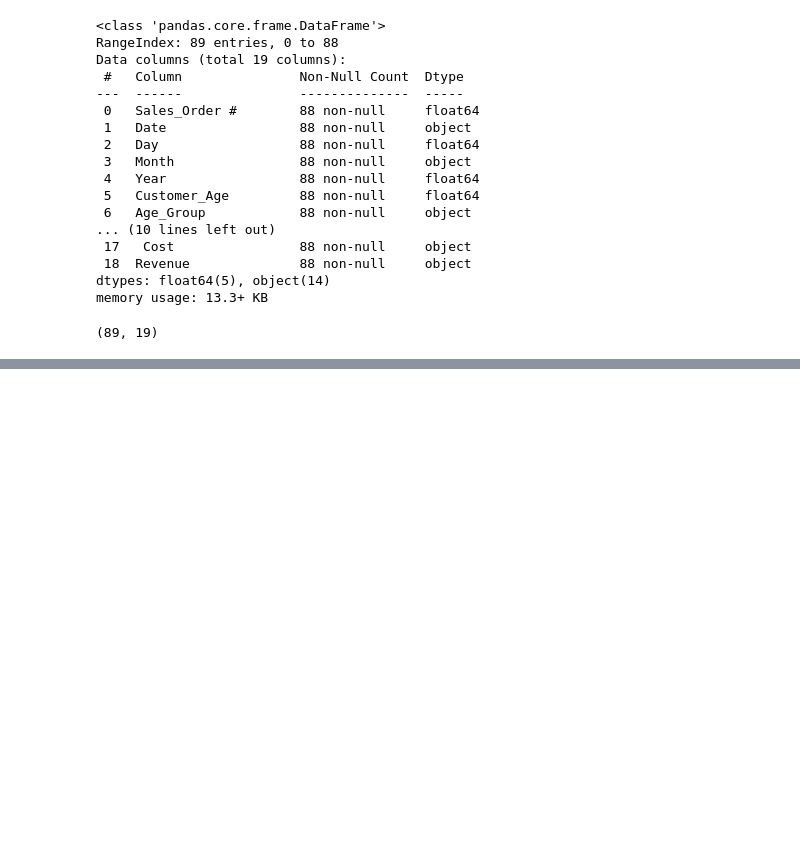
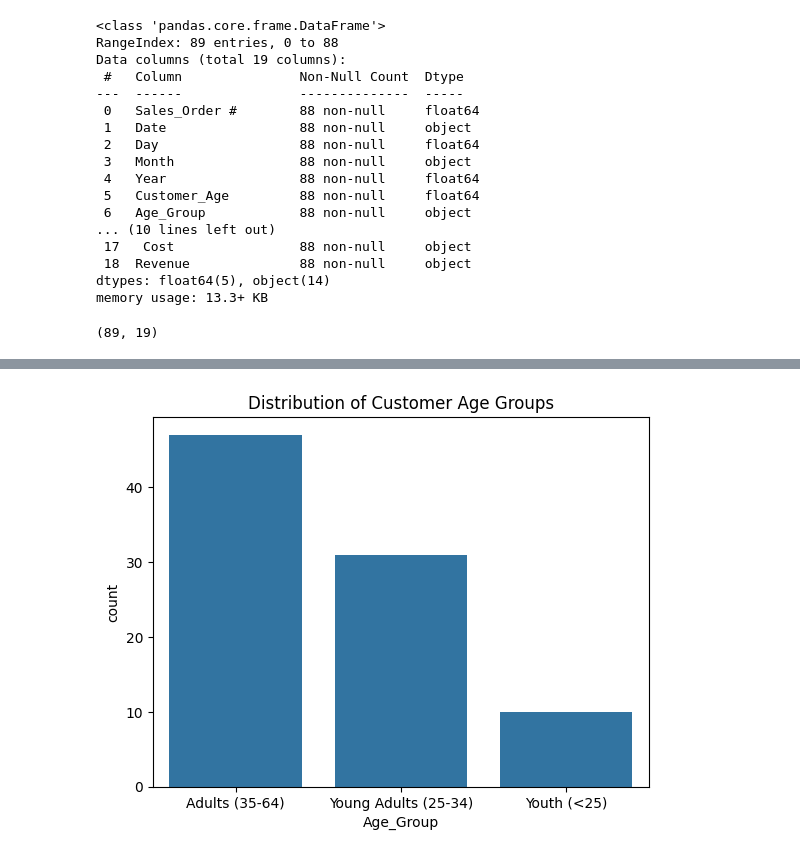
Before and after one commit to anitajn86/DATA-VIZ, a Jupyter notebook: Vizwork.ipynb, the cells around one changed output, grey strips where cells are left out. Cells and saved outputs as stored; diff of their text form; code cells hidden in the pictures; blank space fills up the shorter version.

```diff
--- a/Vizwork.ipynb
+++ b/Vizwork.ipynb
@@ -65,0 +150,7 @@ dtype: object
+# %%
+# Barplot for categorical variables like 'Age_Group'
+sns.countplot(x='Age_Group', data=bikes)
+plt.title("Distribution of Customer Age Groups")
+plt.show()
+# %% [output]
+[figure, added]
```
Also changed, not shown: parts of 18 cells of this notebook.
